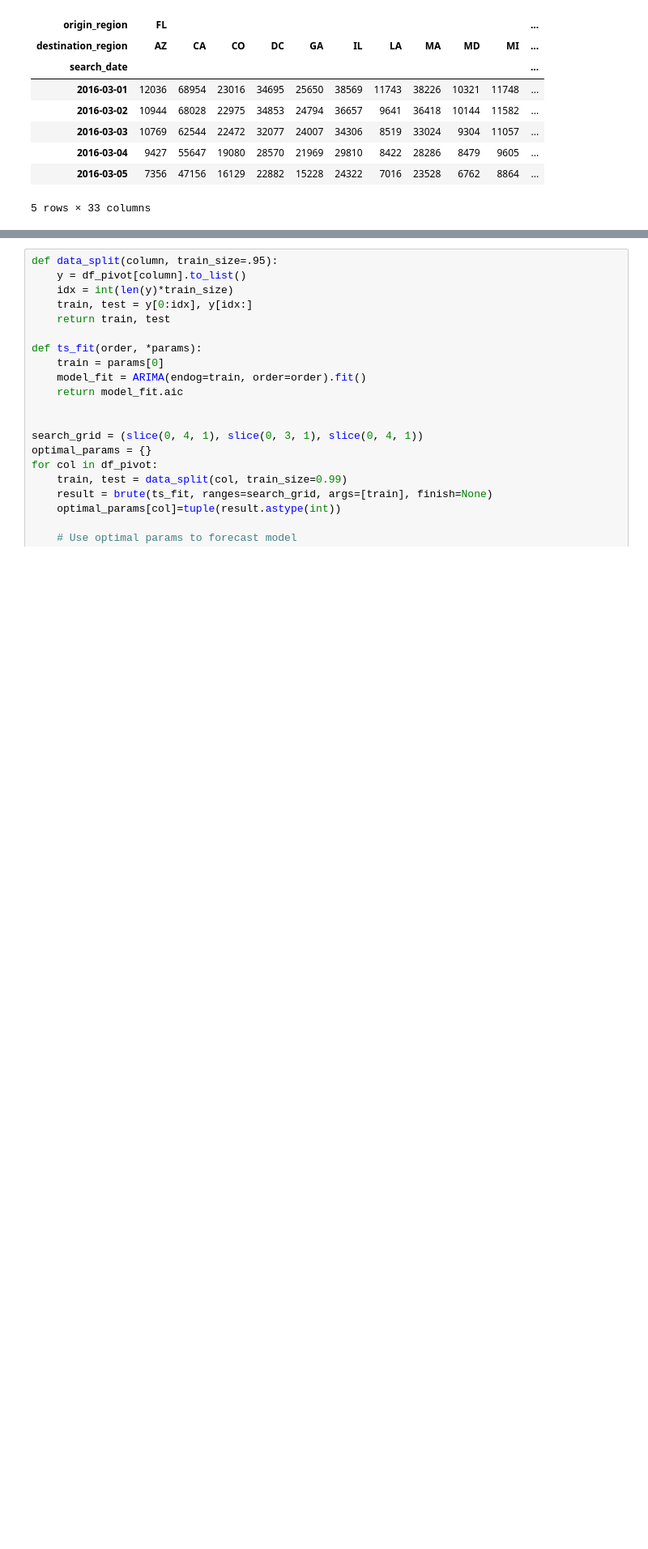
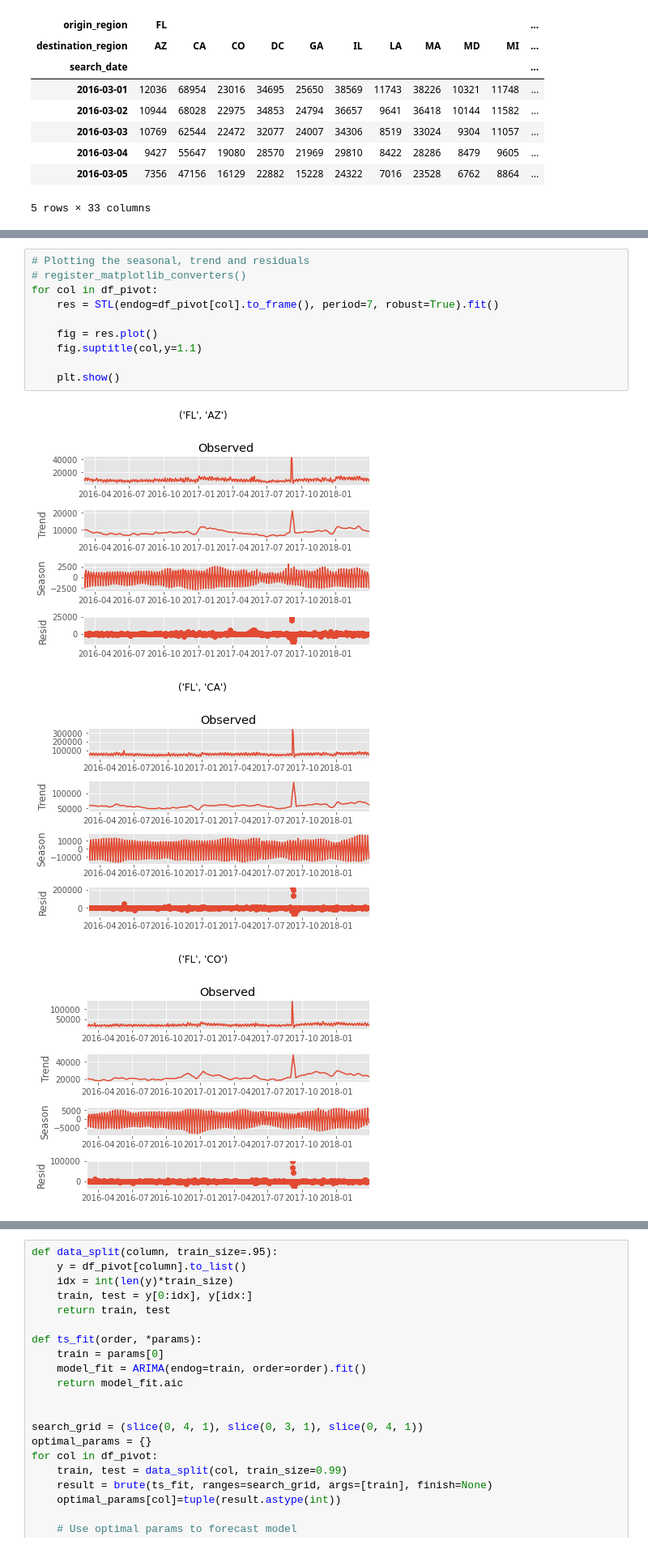
Before and after one commit to zkhatib1212/NY-FL-Flight-Demand, a Jupyter notebook: code/Flight Demand Exploration 1.0.ipynb, the cells around one changed output, grey strips where cells are left out. Shown at 81% size. Saved outputs shown, nothing was run; the diff lists cells and outputs as text; blank space fills up the shorter version.

```diff
--- a/code/Flight Demand Exploration 1.0.ipynb
+++ b/code/Flight Demand Exploration 1.0.ipynb
@@ -152,0 +197,14 @@ plt.show()
+# %%
+# Plotting the seasonal, trend and residuals
+# register_matplotlib_converters()
+for col in df_pivot:
+    res = STL(endog=df_pivot[col].to_frame(), period=7, robust=True).fit()
+
+    fig = res.plot()
+    fig.suptitle(col,y=1.1)
+
+    plt.show()
+# %% [output]
+[figure, added]
+[figure, added]
+[figure, added]
```
Also changed, not shown: parts of 18 cells of this notebook.
